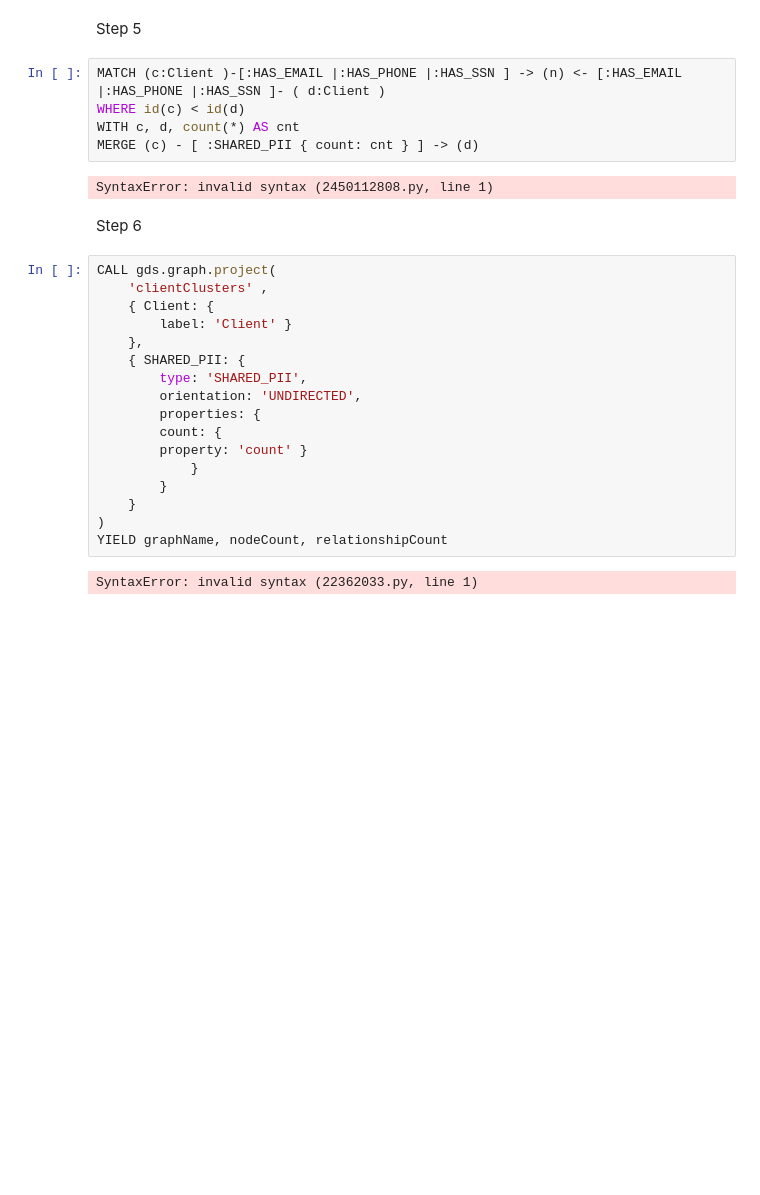
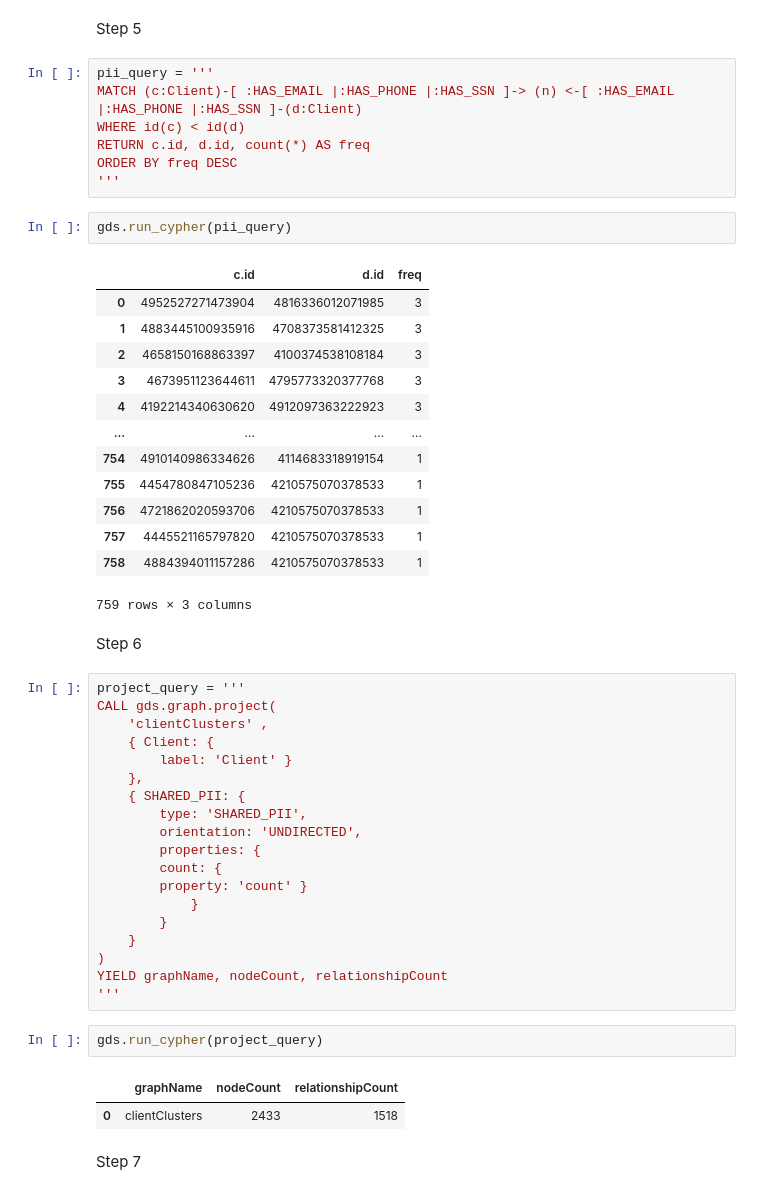
Before and after one commit to KPalabon/Assignment_3_350, a Jupyter notebook: Assignment3.ipynb, the cells around one changed output. Drawn from its saved outputs; the diff is of its cells as text; blank space fills up the shorter version.

```diff
--- a/Assignment3.ipynb
+++ b/Assignment3.ipynb
@@ -19,16 +19,33 @@ driver = GraphDatabase.driver(NEO4J_URI, auth=NEO4J_AUTH)
 gds = GraphDataScience(NEO4J_URI, auth=NEO4J_AUTH)
 # %% [markdown]
 Step 5
-# %%
-MATCH (c:Client )-[:HAS_EMAIL |:HAS_PHONE |:HAS_SSN ] -> (n) <- [:HAS_EMAIL |:HAS_PHONE |:HAS_SSN ]- ( d:Client )
-WHERE id(c) < id(d)
-WITH c, d, count(*) AS cnt
-MERGE (c) - [ :SHARED_PII { count: cnt } ] -> (d)
-# %% [output]
-SyntaxError: invalid syntax (2450112808.py, line 1)
+# %%
+pii_query = '''
+MATCH (c:Client)-[ :HAS_EMAIL |:HAS_PHONE |:HAS_SSN ]-> (n) <-[ :HAS_EMAIL |:HAS_PHONE |:HAS_SSN ]-(d:Client)
+WHERE id(c) < id(d)
+RETURN c.id, d.id, count(*) AS freq
+ORDER BY freq DESC
+'''
+# %%
+gds.run_cypher(pii_query)
+# %% [output]
+|  | c.id | d.id | freq |
+| 0 | 4952527271473904 | 4816336012071985 | 3 |
+| 1 | 4883445100935916 | 4708373581412325 | 3 |
+| 2 | 4658150168863397 | 4100374538108184 | 3 |
+| 3 | 4673951123644611 | 4795773320377768 | 3 |
+| 4 | 4192214340630620 | 4912097363222923 | 3 |
+| ... | ... | ... | ... |
+| 754 | 4910140986334626 | 4114683318919154 | 1 |
+| 755 | 4454780847105236 | 4210575070378533 | 1 |
+| 756 | 4721862020593706 | 4210575070378533 | 1 |
+| 757 | 4445521165797820 | 4210575070378533 | 1 |
+| 758 | 4884394011157286 | 4210575070378533 | 1 |
+759 rows × 3 columns
 # %% [markdown]
 Step 6
 # %%
+project_query = '''
 CALL gds.graph.project(
     'clientClusters' ,
     { Client: {
@@ -45,5 +62,11 @@ CALL gds.graph.project(
     }
 )
 YIELD graphName, nodeCount, relationshipCount
+'''
-# %% [output]
-SyntaxError: invalid syntax (22362033.py, line 1)
+# %%
+gds.run_cypher(project_query)
+# %% [output]
+|  | graphName | nodeCount | relationshipCount |
+| 0 | clientClusters | 2433 | 1518 |
+# %% [markdown]
+Step 7
```
Also changed, not shown: parts of 15 cells of this notebook.
